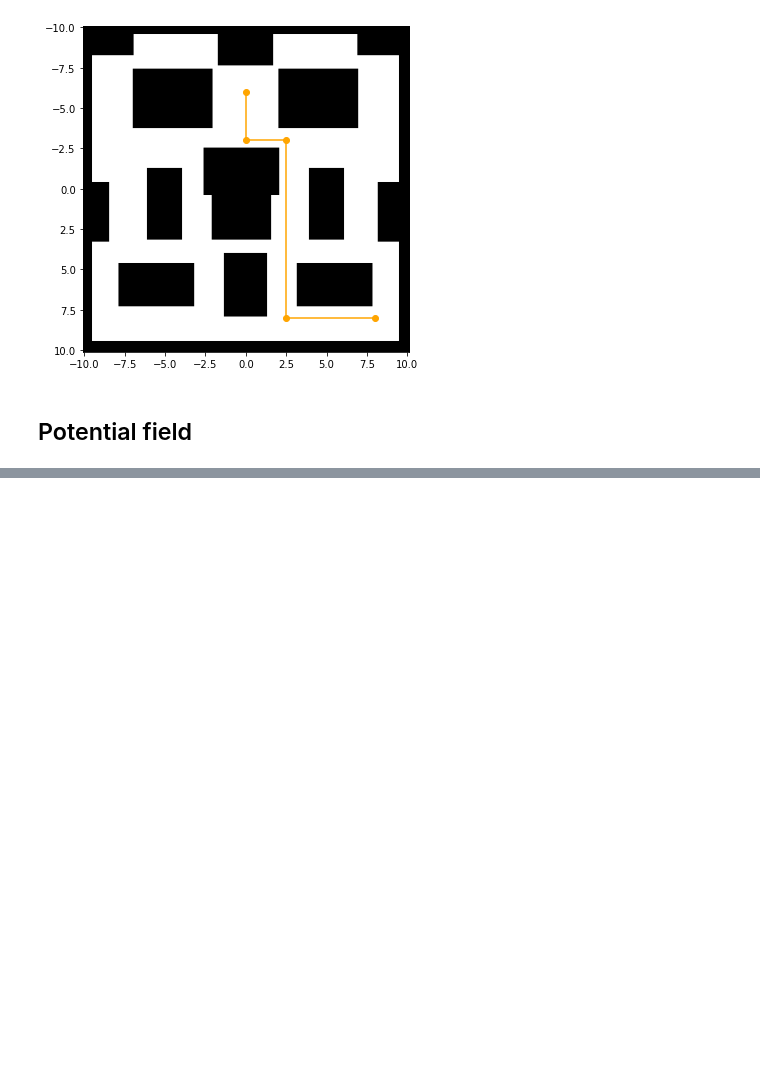
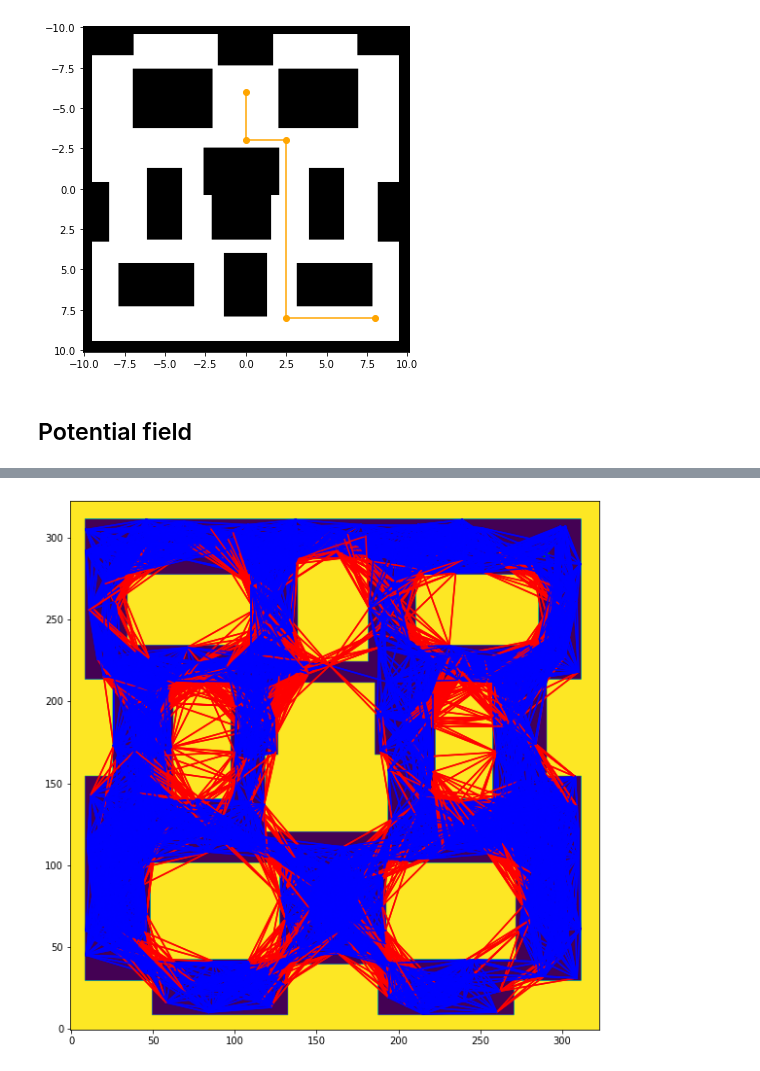
Before and after one commit to LegoYoda112/DESE61007, a Jupyter notebook: coursework_2/coursework2.ipynb, the cells around one changed output, grey strips where cells are left out. Saved outputs shown, nothing was run; the diff lists cells and outputs as text; code cells hidden in the pictures; blank space fills up the shorter version.

```diff
--- a/coursework_2/coursework2.ipynb
+++ b/coursework_2/coursework2.ipynb
@@ -600,0 +617,18 @@ array([7.98863544, 8.01472882])
+# %%
+reload_planner()
+
+plt.figure(figsize = (10, 10))
+
+graph, edges = planner.create_graph(points)
+
+# # Plot repulsion
+# plt.figure(figsize = (10, 10))
+
+# print(distances_graph)
+
+# plot_map()
+# for edge in edges:
+#     print(edge)
+#     # plt.plot([edge[0], edge[0]], [edge[0, 1], edge[0, 1]], c='b')
+# %% [output]
+[figure, added]
```
Also changed, not shown: parts of 8 cells of this notebook.
